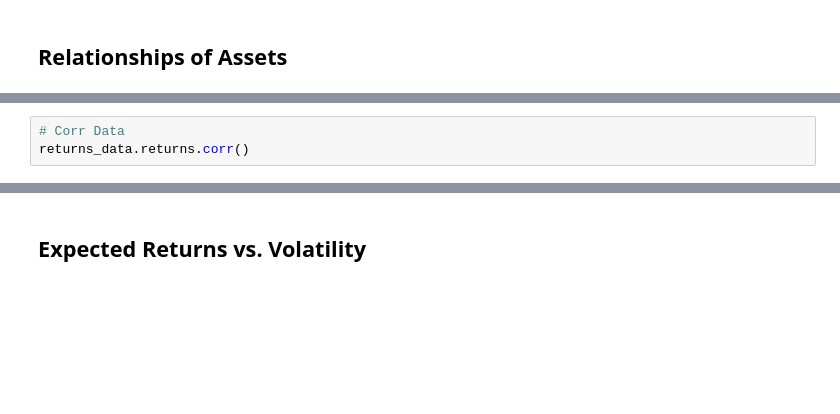
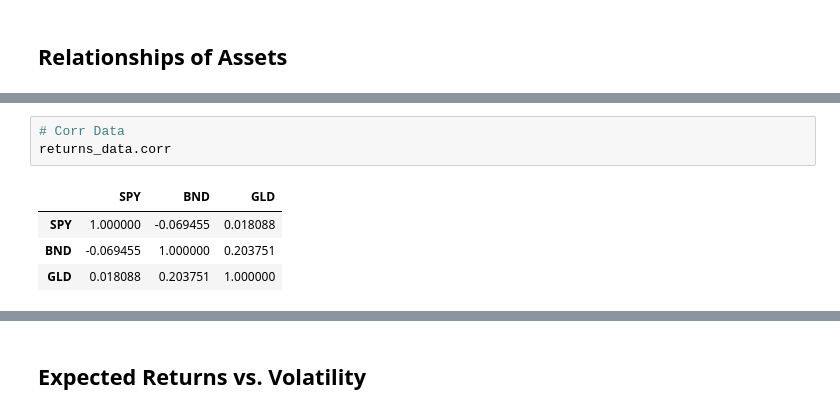
Before and after one commit to mkareshk/dafin, a Jupyter notebook: notebooks/returns_data.ipynb, the cells around one changed output, grey strips where cells are left out. Cells and saved outputs as stored; diff of their text form; blank space fills up the shorter version.

```diff
--- a/notebooks/returns_data.ipynb
+++ b/notebooks/returns_data.ipynb
@@ -67,6 +117,11 @@ fig, ax = returns_data.plot_cov()
 # %%
 # Corr Data
-returns_data.returns.corr()
+returns_data.corr
+# %% [output]
+|  | SPY | BND | GLD |
+| SPY | 1.000000 | -0.069455 | 0.018088 |
+| BND | -0.069455 | 1.000000 | 0.203751 |
+| GLD | 0.018088 | 0.203751 | 1.000000 |
 # %%
 # Corr
 fig, ax = returns_data.plot_corr()
```
Also changed, not shown: parts of 19 cells of this notebook.
